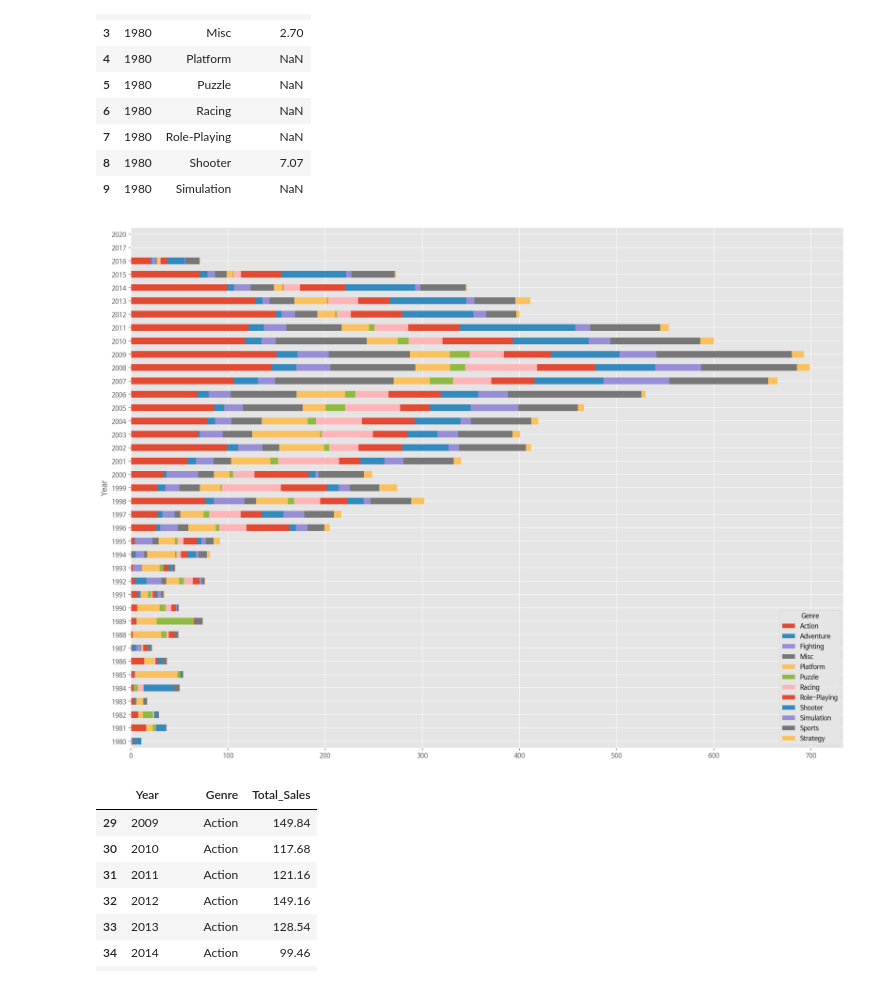
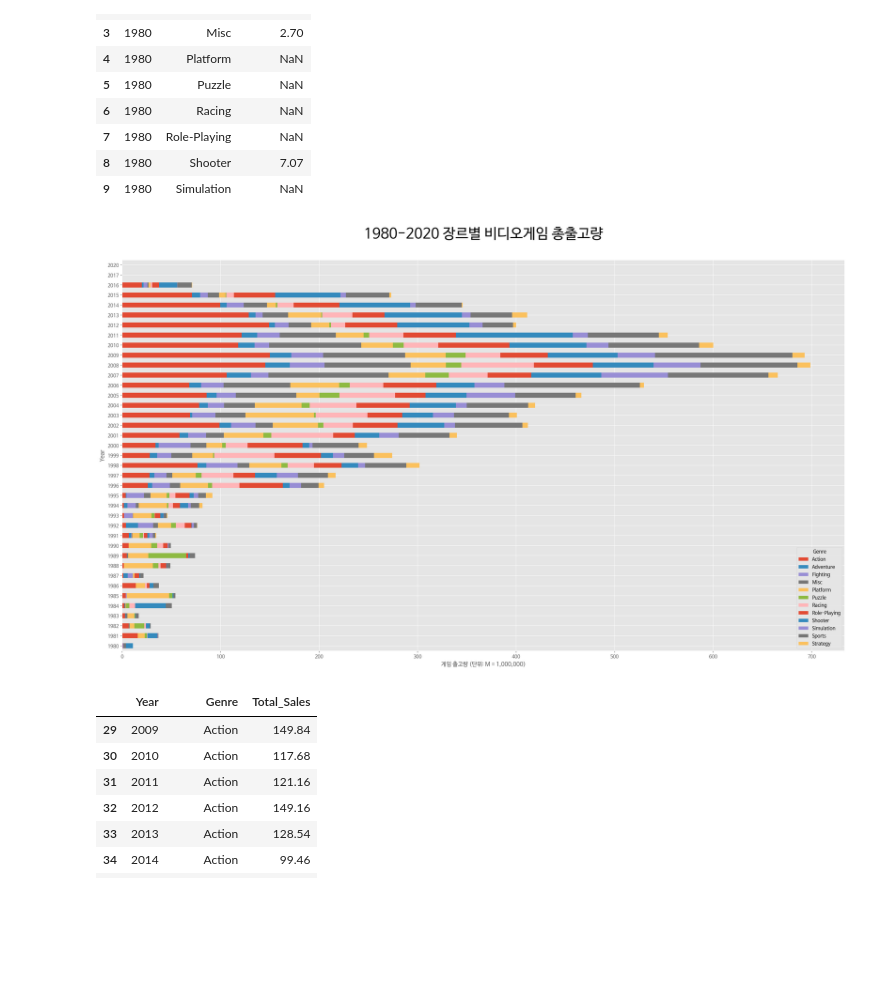
Before and after one commit to comsa33/AI_07_session_1_project_-, a Jupyter notebook: ai_07_이루오.ipynb, the cells around one changed output. Cells and saved outputs as stored; diff of their text form; code cells hidden in the pictures; blank space fills up the shorter version.

```diff
--- a/ai_07_이루오.ipynb
+++ b/ai_07_이루오.ipynb
@@ -296,10 +297,12 @@ year_genre_sales_df.head(10)
 # %%
 yg_sales_pt = year_genre_sales_df.pivot('Year', 'Genre', 'Total_Sales')
 # %%
-yg_sales_pt.plot(kind='barh', stacked=True, figsize=(20,15))
+yg_sales_pt.plot(kind='barh', stacked=True, figsize=(27,15))
+plt.xlabel('게임 출고량 (단위: M = 1,000,000)')
+plt.title('1980-2020 장르별 비디오게임 총출고량\n', fontsize=30)
 plt.show()
 # %% [output]
-[figure, old version]
+[figure, new version]
 # %%
 genre_max_df = year_genre_sales_df.groupby(by='Year').max().reset_index()
 year_genre_max_sales_df = pd.merge(year_genre_sales_df, genre_max_df)
```
Also changed, not shown: parts of 12 cells of this notebook.
